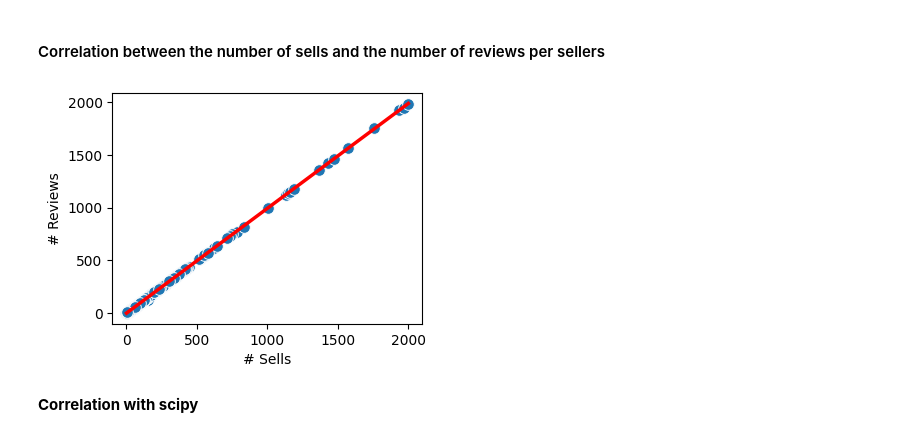
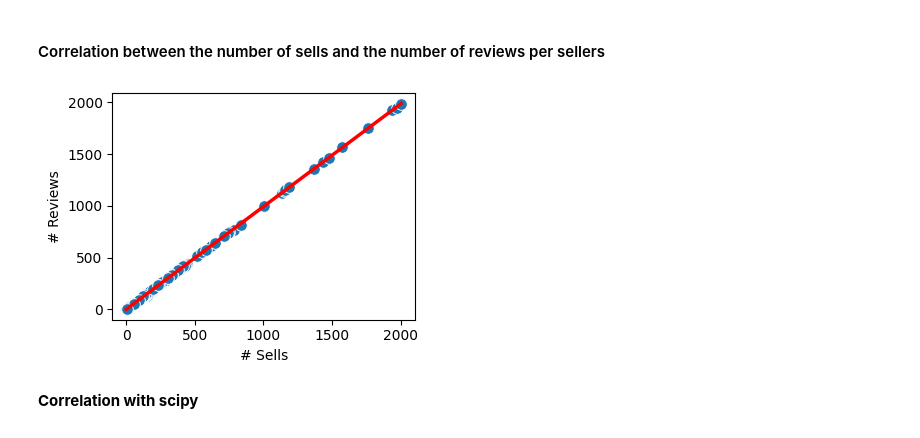
Before and after one commit to matsa0/desafio-sprint02-data-analysis, a Jupyter notebook: analise_exploratoria/eda.ipynb, the cells around one changed output. Drawn from its saved outputs; the diff is of its cells as text; code cells hidden in the pictures.

```diff
--- a/analise_exploratoria/eda.ipynb
+++ b/analise_exploratoria/eda.ipynb
@@ -788,25 +788,26 @@ sells_reviews_by_seller.sort_values(by="sells_without_reviews", ascending=False)
 # %%
 plt.figure(figsize=(4, 3))
 ax = sns.scatterplot(data=sells_reviews_by_seller,
                      x='num_sells',
                      y='num_reviews',
                      s=70)
 
 sns.regplot(data=sells_reviews_by_seller,
             x='num_sells',
             y='num_reviews',
             ax=ax,
             scatter=False,
             line_kws={"linestyle": "-",
                       "linewidth":2.5},
             color="red")
 
 plt.xlabel("# Sells")
 plt.ylabel("# Reviews")
-plt.savefig("../plots/#sells_#reviews_corr.png")
+plt.tight_layout()
+plt.savefig("../plots/num_sells_num_reviews.png")
 plt.show()
 # %% [output]
-[figure, old version]
+[figure, new version]
 # %% [markdown]
 **Correlation with scipy**
 # %%
```
Also changed, not shown: parts of 1 cell of this notebook, 8 other files.
